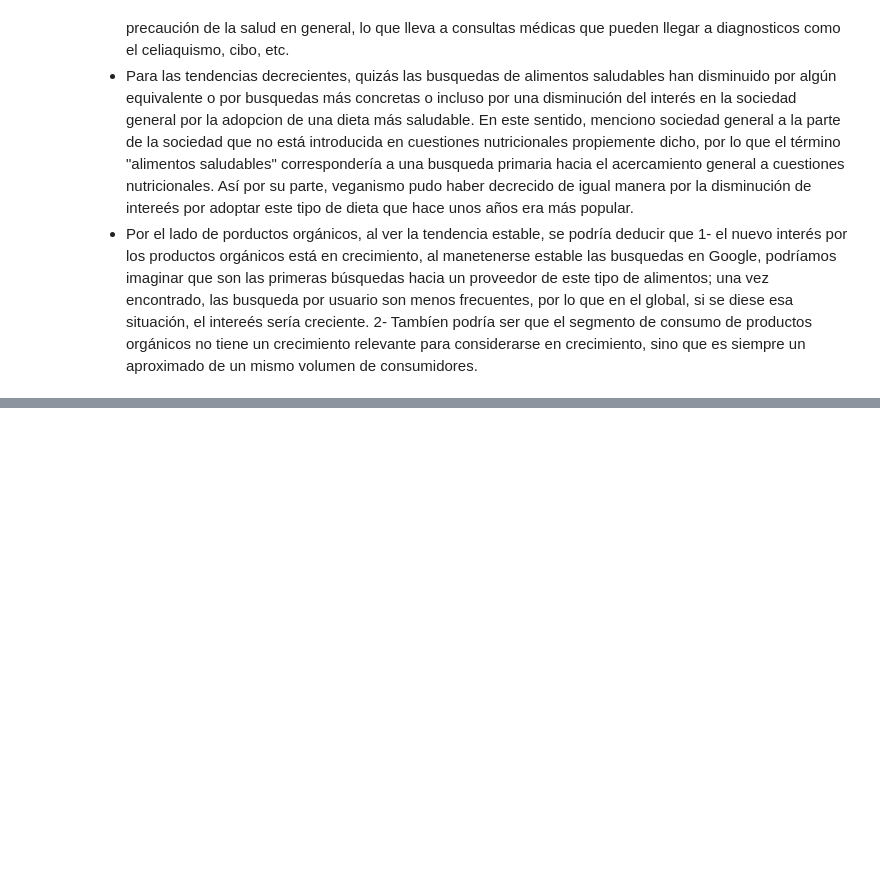
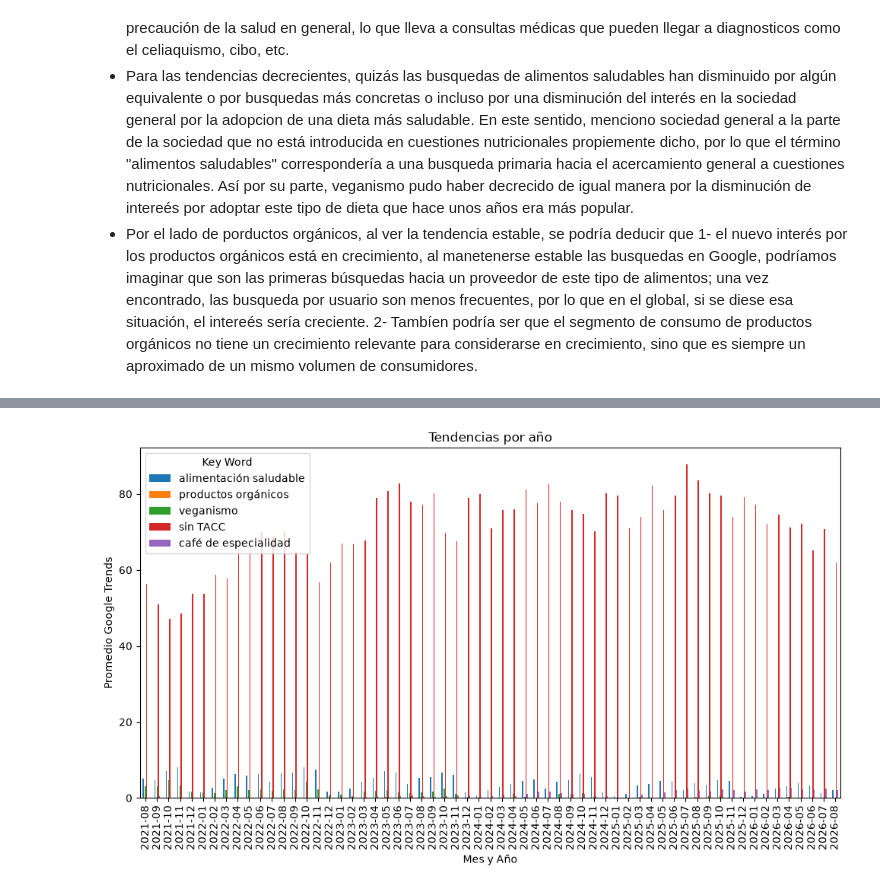
Before and after one commit to estebanler00/Ecofood-consulting, a Jupyter notebook: notebooks/extraccion_tendencias.ipynb, the cells around one changed output, grey strips where cells are left out. Saved outputs shown, nothing was run; the diff lists cells and outputs as text; code cells hidden in the pictures; blank space fills up the shorter version.

Commit message:
Grafico limpio de media de tendencia

```diff
--- a/notebooks/extraccion_tendencias.ipynb
+++ b/notebooks/extraccion_tendencias.ipynb
@@ -191,0 +178,5 @@ plt.show()
+# %%
+df_agrupado.dtypes
+
+if "date" in df_agrupado.columns:
+    df_agrupado = df_agrupado.drop(columns=["date"])
@@ -191,0 +192,2 @@ plt.show()
+# %%
+df_agrupado = df_agrupado.drop(columns=["Unnamed: 0"])
@@ -191,0 +203,17 @@ plt.show()
+# %%
+# Gráficos de evolución de tendencias
+df_agrupado.plot(
+    x="anio_mes",
+    kind="bar",
+    figsize=(10,6)
+)
+plt.title("Tendencias por año")
+plt.xlabel("Mes y Año")
+plt.ylabel("Promedio Google Trends")
+plt.xticks(rotation=90)
+plt.legend(title="Key Word")
+
+plt.tight_layout()
+plt.show()
+# %% [output]
+[figure, added]
```
Also changed, not shown: parts of 4 cells of this notebook.
